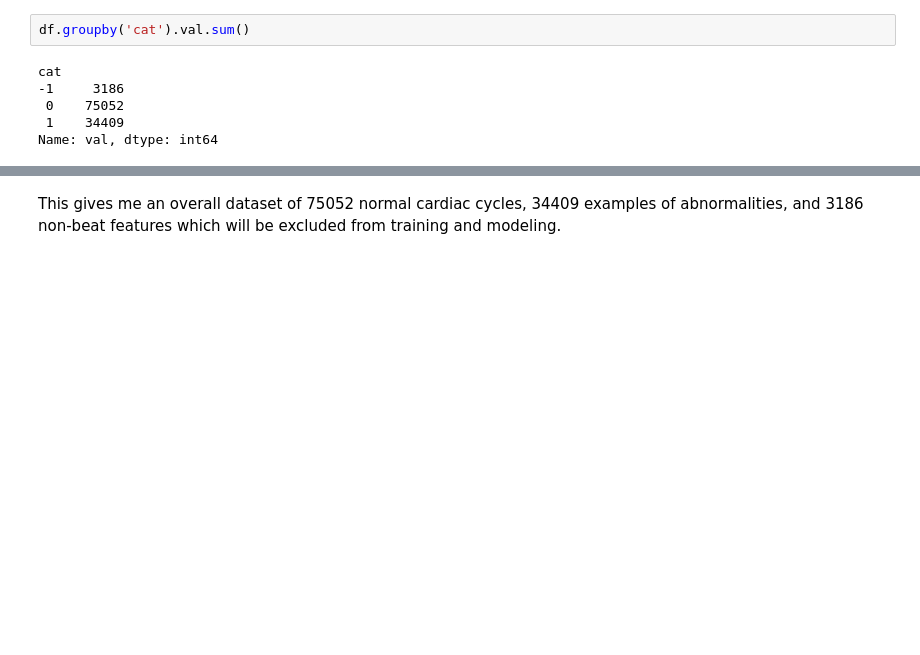
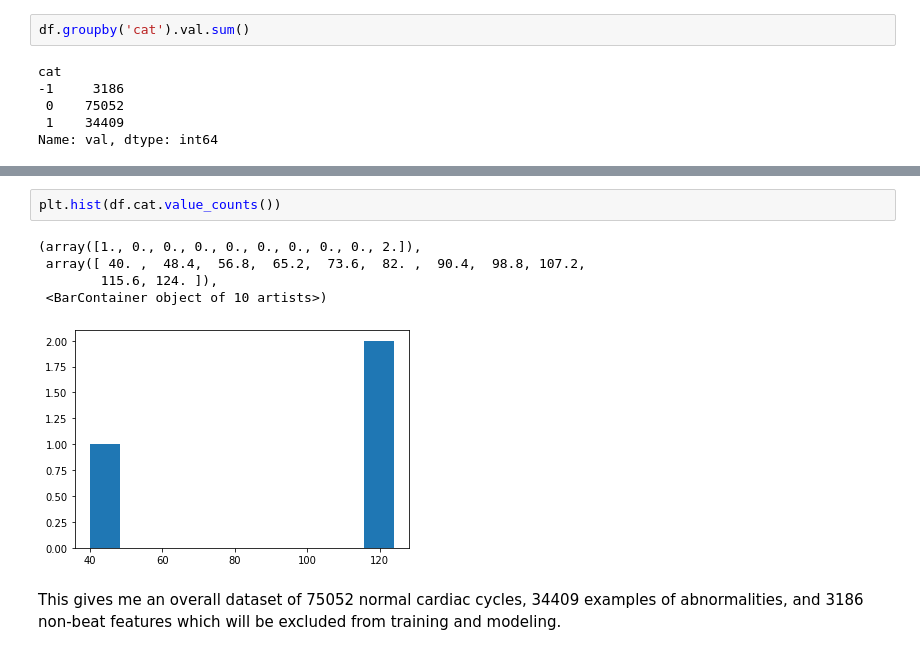
Before and after one commit to Jared-Godar/ecg_anomaly_detection, a Jupyter notebook: explore.ipynb, the cells around one changed output, grey strips where cells are left out. Drawn from its saved outputs; the diff is of its cells as text; blank space fills up the shorter version.

```diff
--- a/explore.ipynb
+++ b/explore.ipynb
@@ -120,3 +144,11 @@ Name: val, dtype: int64
+# %%
+plt.hist(df.cat.value_counts())
+# %% [output]
+(array([1., 0., 0., 0., 0., 0., 0., 0., 0., 2.]),
+ array([ 40. ,  48.4,  56.8,  65.2,  73.6,  82. ,  90.4,  98.8, 107.2,
+        115.6, 124. ]),
+ <BarContainer object of 10 artists>)
+[figure, added]
 # %% [markdown]
 This gives me an overall dataset of 75052 normal cardiac cycles, 34409 examples of abnormalities, and 3186 non-beat features which will be excluded from training and modeling.
 # %% [markdown]
```
Also changed, not shown: parts of 36 cells of this notebook, 1 other file.
